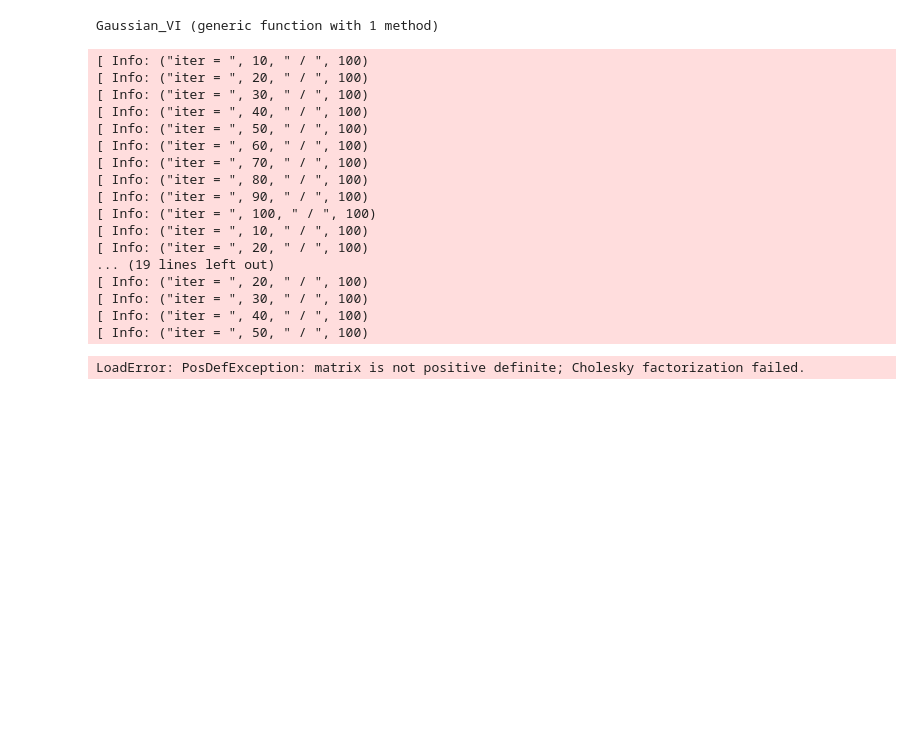
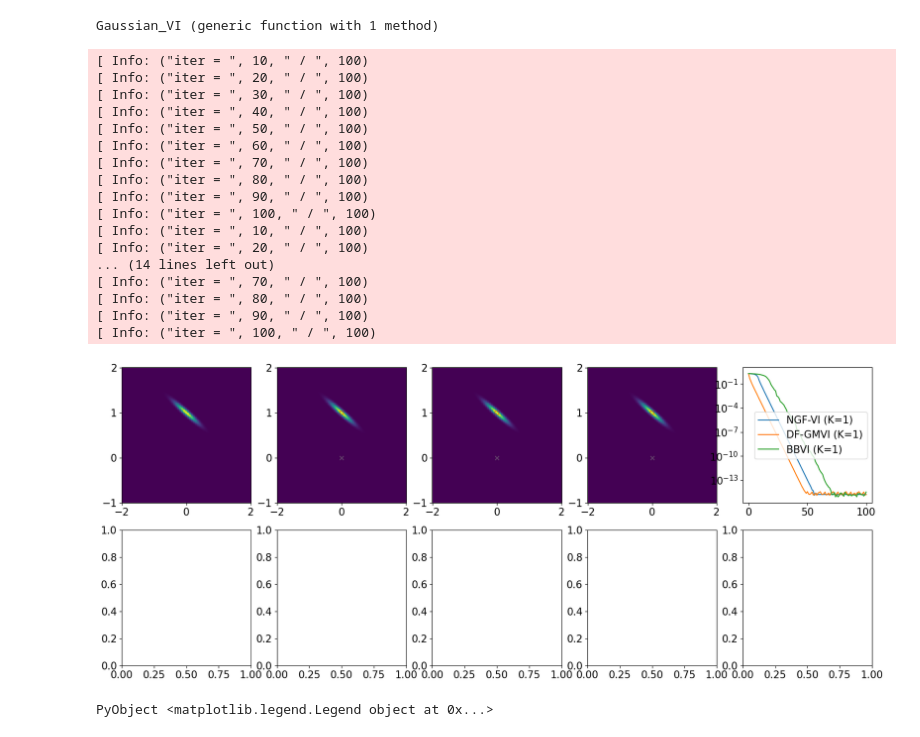
Before and after one commit to PKU-CMEGroup/InverseProblems.jl, a Jupyter notebook: Derivative-Free-Variational-Inference/Gaussian-NGD.ipynb, the cells around one changed output. Drawn from its saved outputs; the diff is of its cells as text; code cells hidden in the pictures; blank space fills up the shorter version.

```diff
--- a/Derivative-Free-Variational-Inference/Gaussian-NGD.ipynb
+++ b/Derivative-Free-Variational-Inference/Gaussian-NGD.ipynb
@@ -164,48 +164,49 @@ fig, ax = PyPlot.subplots(nrows=2, ncols=5, sharex=false, sharey=false, figsize=
 
 
 y = [1.0; 2.0]
 ση = 0.1
 Gtype = "Gaussian"
 A = [1.0 1.0; 1.0 2.0]
 C_post, m_post = ση^2*inv(A'*A), (A'*A)\(A*y)
 func_args = (y, ση, A , Gtype)
 func_F(x) = F(x, func_args)
 func_V(x) = V(x, func_args)
 func_dV(x) = dV(x, func_args)
 μ0, Σ0 = [0.0; 0.0], [1.0 0.0; 0.0 1.0]
 ngf_obj, dfgmvi_obj, bbvi_obj = Gaussian_VI(func_dV, func_V, func_F, μ0, Σ0; N_iter = 100, dt = 5e-1)
 objs = (ngf_obj, dfgmvi_obj, bbvi_obj);
 visualization_2d(ax[1,:]; Nx=200, Ny=200, x_lim=[-2.0,2.0], y_lim=[-1.0,2.0], func_F=func_F, objs=objs, label=["NGF-VI", "DF-GMVI", "BBVI"])
 
 
-y = [0.0; 0.0]
-ση = 0.1
-Gtype = "Logconcave"
-λ = 0.1
-func_args = (y, ση, λ , Gtype)
-func_F(x) = F(x, func_args)
-func_V(x) = V(x, func_args)
-func_dV(x) = dV(x, func_args)
-μ0, Σ0 = [0.0; 0.0], [1.0 0.0; 0.0 1.0]
-ngf_obj, dfgmvi_obj, bbvi_obj = Gaussian_VI(func_dV, func_V, func_F, μ0, Σ0; N_iter = 100, dt = 5e-1)
-objs = (ngf_obj, dfgmvi_obj, bbvi_obj);
-visualization_2d(ax[2,:]; Nx=200, Ny=200, x_lim=[-2.0,2.0], y_lim=[-1.0,2.0], func_F=func_F, objs=objs, label=["NGF-VI", "DF-GMVI", "BBVI"])
+# y = [0.0; 0.0]
+# ση = 0.1
+# Gtype = "Logconcave"
+# λ = 0.1
+# func_args = (y, ση, λ , Gtype)
+# func_F(x) = F(x, func_args)
+# func_V(x) = V(x, func_args)
+# func_dV(x) = dV(x, func_args)
+# μ0, Σ0 = [0.0; 0.0], [1.0 0.0; 0.0 1.0]
+# ngf_obj, dfgmvi_obj, bbvi_obj = Gaussian_VI(func_dV, func_V, func_F, μ0, Σ0; N_iter = 100, dt = 5e-1)
+# objs = (ngf_obj, dfgmvi_obj, bbvi_obj);
+# visualization_2d(ax[2,:]; Nx=200, Ny=200, x_lim=[-2.0,2.0], y_lim=[-1.0,2.0], func_F=func_F, objs=objs, label=["NGF-VI", "DF-GMVI", "BBVI"])
 # %% [output]
 [ Info: ("iter = ", 10, " / ", 100)
 [ Info: ("iter = ", 20, " / ", 100)
 [ Info: ("iter = ", 30, " / ", 100)
 [ Info: ("iter = ", 40, " / ", 100)
 [ Info: ("iter = ", 50, " / ", 100)
 [ Info: ("iter = ", 60, " / ", 100)
 [ Info: ("iter = ", 70, " / ", 100)
 [ Info: ("iter = ", 80, " / ", 100)
 [ Info: ("iter = ", 90, " / ", 100)
 [ Info: ("iter = ", 100, " / ", 100)
 [ Info: ("iter = ", 10, " / ", 100)
 [ Info: ("iter = ", 20, " / ", 100)
-... (19 lines left out)
-[ Info: ("iter = ", 20, " / ", 100)
-[ Info: ("iter = ", 30, " / ", 100)
-[ Info: ("iter = ", 40, " / ", 100)
-[ Info: ("iter = ", 50, " / ", 100)
+... (14 lines left out)
+[ Info: ("iter = ", 70, " / ", 100)
+[ Info: ("iter = ", 80, " / ", 100)
+[ Info: ("iter = ", 90, " / ", 100)
+[ Info: ("iter = ", 100, " / ", 100)
+[figure, added]
-LoadError: PosDefException: matrix is not positive definite; Cholesky factorization failed.
+PyObject <matplotlib.legend.Legend object at 0x...>
```
Also changed, not shown: parts of 1 cell of this notebook, 1 other file.
